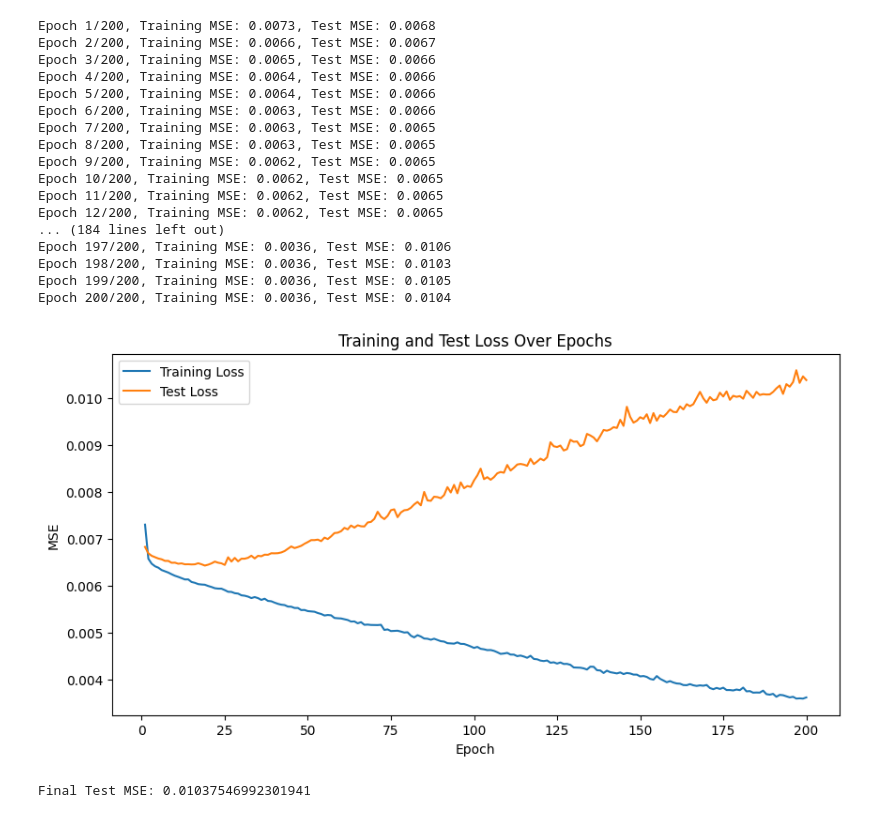
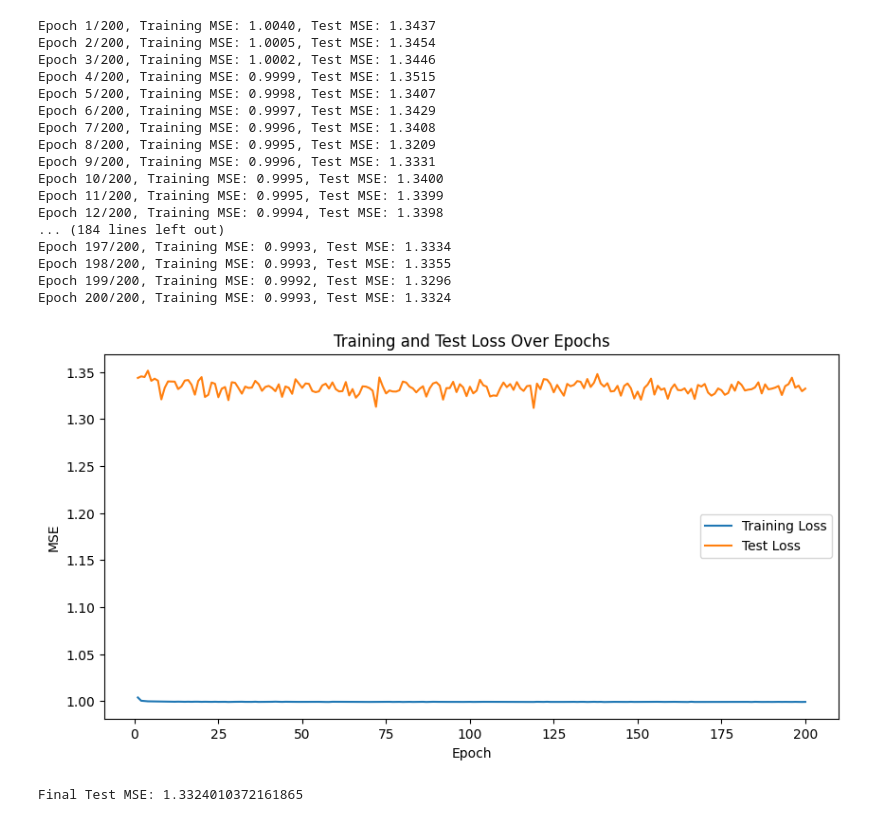
Before and after one commit to ANCP2021/ML-on-Graphs-Project, a Jupyter notebook: Models/Neural_Networks/LSTM_Modified.ipynb, the cells around one changed output. Cells and saved outputs as stored; diff of their text form; code cells hidden in the pictures.

Commit message:
globalized preprocessing for models

```diff
--- a/Models/Neural_Networks/LSTM_Modified.ipynb
+++ b/Models/Neural_Networks/LSTM_Modified.ipynb
@@ -218,4 +283,4 @@ Final Test MSE: 0.027760304510593414
 # %%
-df = pd.read_csv('../../Datasets/study_213/top_5_213.csv', usecols=['DATE', '7058', '8572', '39601', '8901', '7730'])
+df = pd.read_csv('../../Datasets/study_213/top_5_213_linear.csv', usecols=['7058', '8572', '39601', '8901', '7730'])
 print(df)
 # %% [output]
@@ -307,6 +361,32 @@ X_train, X_test, y_train, y_test = train_test_split(X, y, test_size=0.2, random_
+# %%
+x = df[['7058_lag1', '8572_lag1', '39601_lag1', '8901_lag1', '7730_lag1',
+        '7058_on_7058', '7058_on_8572', '7058_on_39601', '7058_on_8901', '7058_on_7730',
+        '8572_on_7058', '8572_on_8572', '8572_on_39601', '8572_on_8901', '8572_on_7730',
+        '39601_on_7058', '39601_on_39601',
+        '8901_on_7058', '8901_on_39601', '8901_on_8901', '8901_on_7730',
+        '7730_on_39601']].values  # previous time step's data as input
+y = df[['7058', '8572', '39601', '8901', '7730']].values
+
+split_idx = int(len(x) * 0.8)
+x_train, x_test = x[:split_idx], x[split_idx:]
+y_train, y_test = y[:split_idx], y[split_idx:]
+
+scaler = StandardScaler()
+x_train = scaler.fit_transform(x_train)
+x_test = scaler.transform(x_test)
+
+scaler = StandardScaler()
+y_train = scaler.fit_transform(y_train)
+y_test = scaler.transform(y_test)
+# %%
+x_train = x_train.reshape((x_train.shape[0], 1, x_train.shape[1]))
+x_test = x_test.reshape((x_test.shape[0], 1, x_test.shape[1]))
+
+y_train = y_train.reshape((y_train.shape[0], 1, y_train.shape[1]))
+y_test = y_test.reshape((y_test.shape[0], 1, y_test.shape[1]))
 # %%
 model = Sequential([
-    LSTM(50, activation='relu', input_shape=(seq_length, 27)),
+    LSTM(10, activation='relu', input_shape=(1, x_train.shape[2])),
     Dense(5)
 ])
 
@@ -315,49 +395,49 @@ model.compile(optimizer='adam', loss='mean_squared_error')
 epochs = 200
 train_losses = []
 test_losses = []
 
 for epoch in range(epochs):
-    history = model.fit(X_train, y_train, validation_data=(X_test, y_test), epochs=1, batch_size=32, verbose=0)
+    history = model.fit(x_train, y_train, validation_data=(x_test, y_test), epochs=1, batch_size=32, verbose=0)
 
     # Access losses directly from history object
     train_mse = history.history['loss'][-1]
     test_mse = history.history['val_loss'][-1]
 
     train_losses.append(train_mse)
     test_losses.append(test_mse)
 
     print(f'Epoch {epoch+1}/{epochs}, Training MSE: {train_mse:.4f}, Test MSE: {test_mse:.4f}')
 
 # Plotting training and testing loss over epochs
 plt.figure(figsize=(10, 5))
 plt.plot(range(1, epochs+1), train_losses, label='Training Loss')
 plt.plot(range(1, epochs+1), test_losses, label='Test Loss')
 plt.xlabel('Epoch')
 plt.ylabel('MSE')
 plt.title('Training and Test Loss Over Epochs')
 plt.legend()
 plt.show()
 
 # Final evaluation
 final_mse_test = test_losses[-1]
 print(f'Final Test MSE: {final_mse_test}')
 # %% [output]
-Epoch 1/200, Training MSE: 0.0073, Test MSE: 0.0068
-Epoch 2/200, Training MSE: 0.0066, Test MSE: 0.0067
-Epoch 3/200, Training MSE: 0.0065, Test MSE: 0.0066
-Epoch 4/200, Training MSE: 0.0064, Test MSE: 0.0066
-Epoch 5/200, Training MSE: 0.0064, Test MSE: 0.0066
-Epoch 6/200, Training MSE: 0.0063, Test MSE: 0.0066
-Epoch 7/200, Training MSE: 0.0063, Test MSE: 0.0065
-Epoch 8/200, Training MSE: 0.0063, Test MSE: 0.0065
-Epoch 9/200, Training MSE: 0.0062, Test MSE: 0.0065
-Epoch 10/200, Training MSE: 0.0062, Test MSE: 0.0065
-Epoch 11/200, Training MSE: 0.0062, Test MSE: 0.0065
-Epoch 12/200, Training MSE: 0.0062, Test MSE: 0.0065
+Epoch 1/200, Training MSE: 1.0040, Test MSE: 1.3437
+Epoch 2/200, Training MSE: 1.0005, Test MSE: 1.3454
+Epoch 3/200, Training MSE: 1.0002, Test MSE: 1.3446
+Epoch 4/200, Training MSE: 0.9999, Test MSE: 1.3515
+Epoch 5/200, Training MSE: 0.9998, Test MSE: 1.3407
+Epoch 6/200, Training MSE: 0.9997, Test MSE: 1.3429
+Epoch 7/200, Training MSE: 0.9996, Test MSE: 1.3408
+Epoch 8/200, Training MSE: 0.9995, Test MSE: 1.3209
+Epoch 9/200, Training MSE: 0.9996, Test MSE: 1.3331
+Epoch 10/200, Training MSE: 0.9995, Test MSE: 1.3400
+Epoch 11/200, Training MSE: 0.9995, Test MSE: 1.3399
+Epoch 12/200, Training MSE: 0.9994, Test MSE: 1.3398
 ... (184 lines left out)
-Epoch 197/200, Training MSE: 0.0036, Test MSE: 0.0106
-Epoch 198/200, Training MSE: 0.0036, Test MSE: 0.0103
-Epoch 199/200, Training MSE: 0.0036, Test MSE: 0.0105
-Epoch 200/200, Training MSE: 0.0036, Test MSE: 0.0104
+Epoch 197/200, Training MSE: 0.9993, Test MSE: 1.3334
+Epoch 198/200, Training MSE: 0.9993, Test MSE: 1.3355
+Epoch 199/200, Training MSE: 0.9992, Test MSE: 1.3296
+Epoch 200/200, Training MSE: 0.9993, Test MSE: 1.3324
-[figure, old version]
+[figure, new version]
-Final Test MSE: 0.01037546992301941
+Final Test MSE: 1.3324010372161865
```
Also changed, not shown: parts of 24 cells of this notebook, 4 other files.
